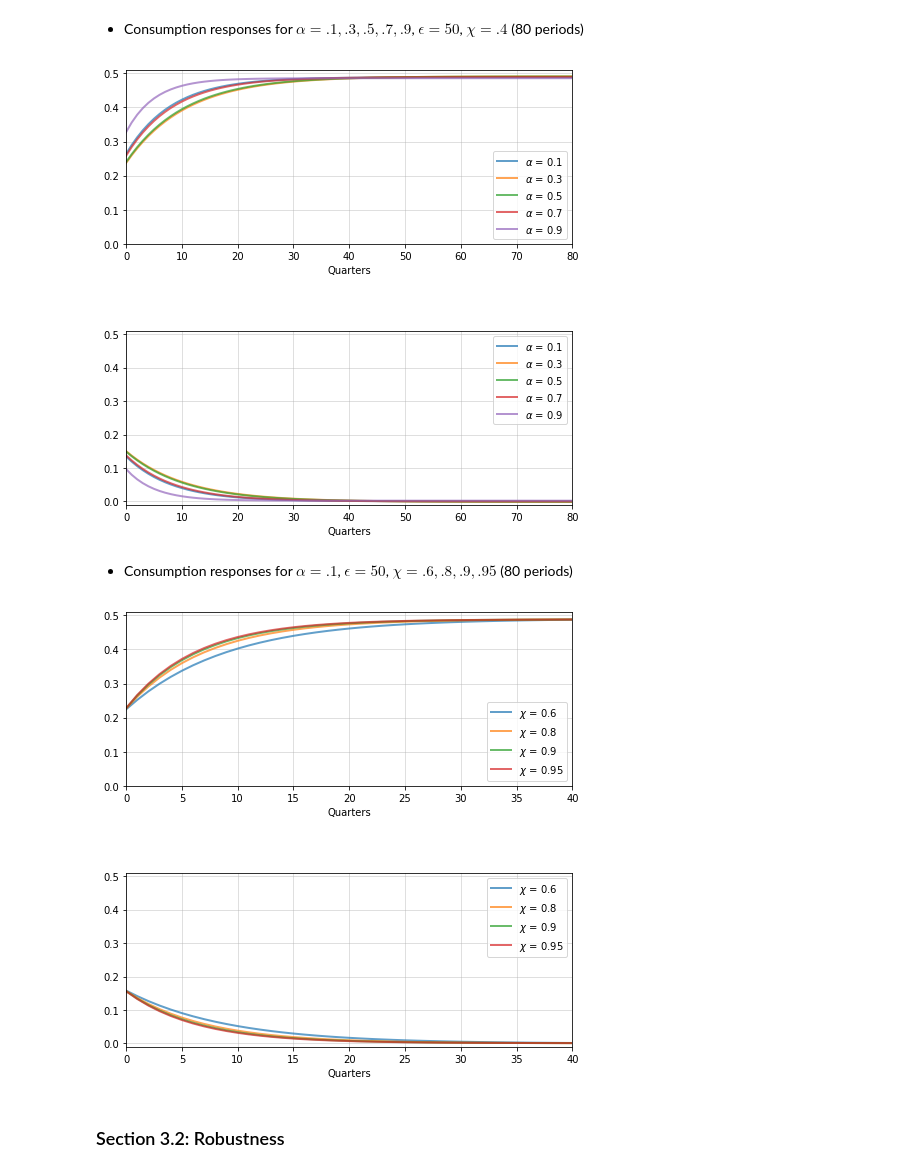
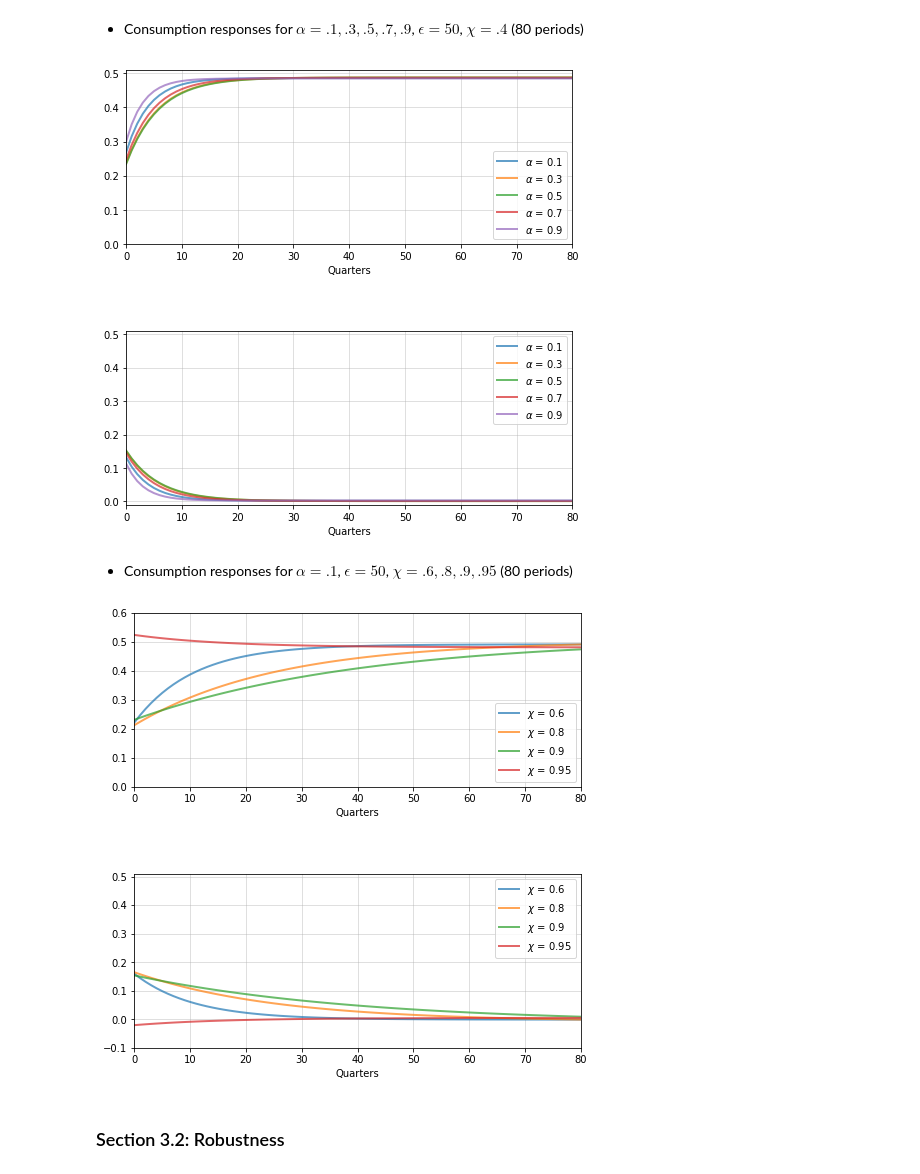
Before and after one commit to lphansen/TextbookCode, a Jupyter notebook: habit_persistence.ipynb, the cells around one changed output. Cells and saved outputs as stored; diff of their text form; code cells hidden in the pictures.

Commit message:
Figure update

```diff
--- a/habit_persistence.ipynb
+++ b/habit_persistence.ipynb
@@ -133,7 +135,7 @@ epsilon_list = [10, 25, 50, 100]
 
 for e in epsilon_list:
 
-    J, A, N, Ut = solve_habit_persistence(0.1, 0.4, e)
+    J, A, N, Ut = solve_habit_persistence(0.1, -np.log(0.4), e)
 
     # Append consumption responses to list
     CYs, Ys = habit_persistence_consumption_path(A, N, T=T)
@@ -159,14 +161,14 @@ ax.set_ylim(0., 0.51)
 for n, C1Y1 in enumerate(C1Y1_list):
     ax.plot(list(range(T)), C1Y1, **p_args,
             label=r'$\epsilon$ = {}'.format(epsilon_list[n]))
-    ax.legend()
+    ax.legend(loc='lower right')
 
 ax = axes[1]
 ax.set_ylim(-0.01, 0.51)
 for n, C2Y2 in enumerate(C2Y2_list):
     ax.plot(list(range(T)), C2Y2, **p_args,
             label=r'$\epsilon$ = {}'.format(epsilon_list[n]))
-    ax.legend()
+    ax.legend(loc='upper right')
 
 plt.show()
 # %% [output]
@@ -188,7 +193,7 @@ alpha_list = [.1, .3, .5, .7, .9]
 
 for a in alpha_list:
 
-    J, A, N, Ut = solve_habit_persistence(a, 0.4, 50)
+    J, A, N, Ut = solve_habit_persistence(a, -np.log(0.4), 50)
 
     # Append consumption responses to list
     CYs, Ys = habit_persistence_consumption_path(A, N, T=T)
@@ -209,15 +214,15 @@ ax.set_ylim(0., 0.51)
 for n, C1Y1 in enumerate(C1Y1_list):
     ax.plot(list(range(T)), C1Y1, **p_args,
             label=r'$\alpha$ = {}'.format(alpha_list[n]))
-    ax.legend()
+    ax.legend(loc='lower right')
 
 ax = axes[1]
 ax.set_ylim(-0.01, 0.51)
 for n, C2Y2 in enumerate(C2Y2_list):
     ax.plot(list(range(T)), C2Y2, **p_args,
             label=r'$\alpha$ = {}'.format(alpha_list[n]))
-    ax.legend()
+    ax.legend(loc='upper right')
 
 plt.show()
 # %% [output]
-[figure, old version]
+[figure, new version]
@@ -228,7 +236,7 @@ plt.show()
 # Consumption responses for alpha = .1; epsilon = 100; chi = .4, .8, 1.6, 2.4
 #==============================================================================
 # Set time
-T = 40 + 1
+T = 80 + 1
 
 C1Y1_list = []
 C2Y2_list = []
@@ -237,37 +245,37 @@ chi_list = [.6, .8, .9, .95]
 
 
 for c in chi_list:
 
-    J, A, N, Ut = solve_habit_persistence(0.1, c, 100)
+    J, A, N, Ut = solve_habit_persistence(0.1, -np.log(c), 100)
 
     # Append consumption responses to list
     CYs, Ys = habit_persistence_consumption_path(A, N, T=T)
     C1Y1, C2Y2 = CYs
 
     C1Y1_list.append(C1Y1)
     C2Y2_list.append(C2Y2)
 
 ##== Plot the graphs for the impulse reponses ==##
 # Define plot attributes
 p_args = {'lw': 2, 'alpha': 0.7}
 
 ## Impulse response plots for consumption
-fig, axes = create_fig(2,1)
+fig, axes = create_fig(2,1,X=80)
 
 ax = axes[0]
-ax.set_ylim(0., 0.51)
+ax.set_ylim(0., 0.6)
 for n, C1Y1 in enumerate(C1Y1_list):
     ax.plot(list(range(T)), C1Y1, **p_args,
             label=r'$\chi$ = {}'.format(chi_list[n]))
-    ax.legend()
+    ax.legend(loc='lower right')
 
 ax = axes[1]
-ax.set_ylim(-0.01, 0.51)
+ax.set_ylim(-0.1, 0.51)
 for n, C2Y2 in enumerate(C2Y2_list):
     ax.plot(list(range(T)), C2Y2, **p_args,
             label=r'$\chi$ = {}'.format(chi_list[n]))
-    ax.legend()
+    ax.legend(loc='upper right')
 
 plt.show()
 # %% [output]
-[figure, old version]
+[figure, new version]
```
Also changed, not shown: parts of 6 cells of this notebook.
